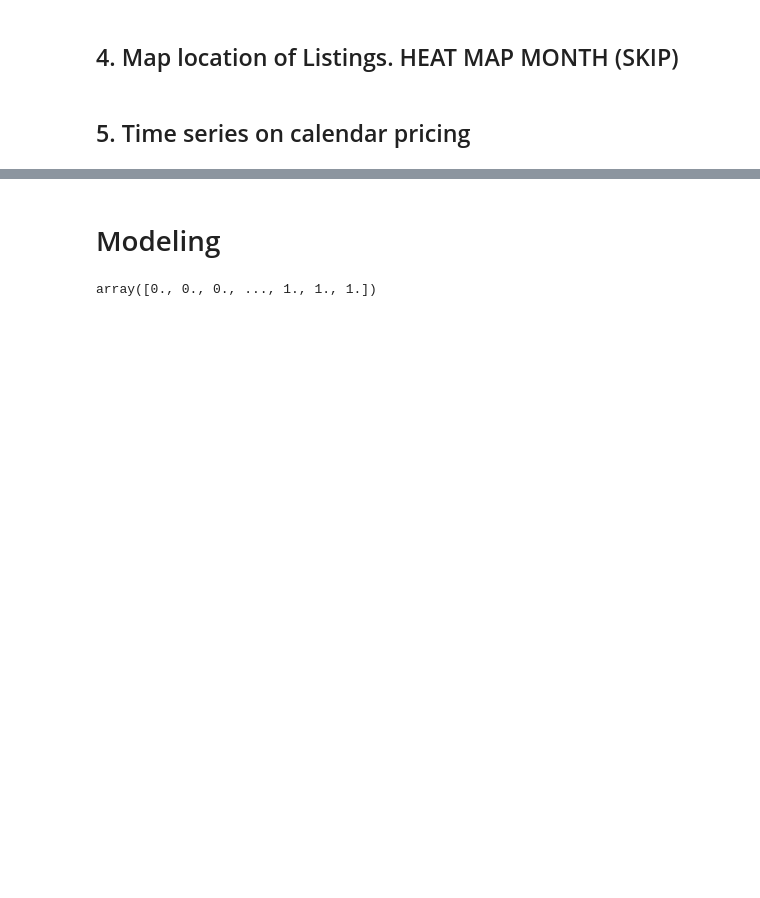
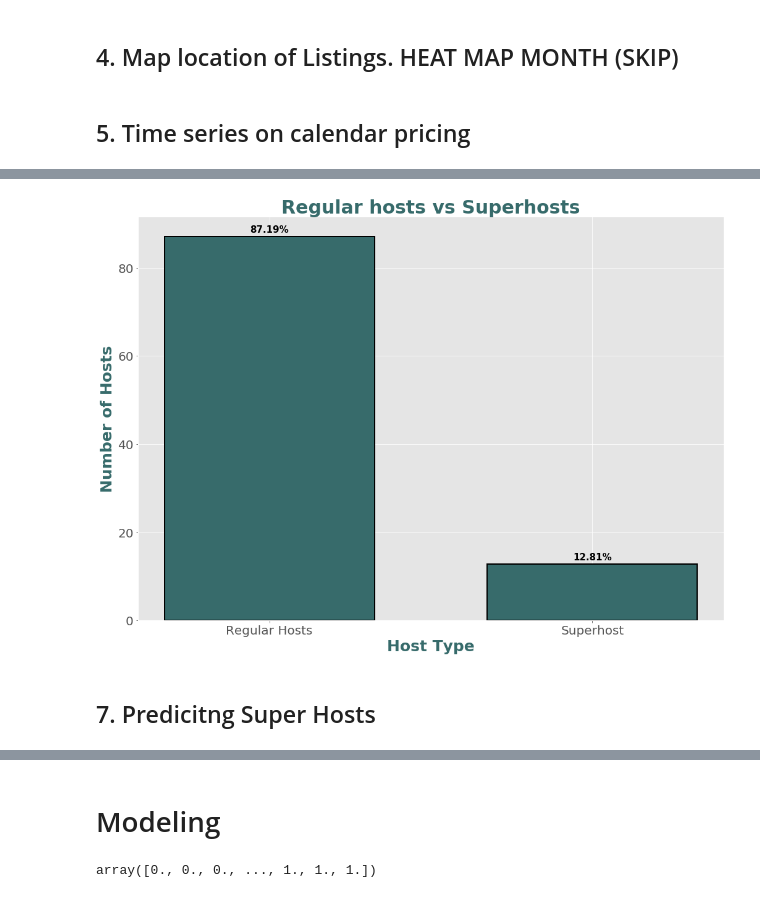
Before and after one commit to WinrichSy/AirBnBusiness, a Jupyter notebook: AirBnb Capstone.ipynb, the cells around one changed output, grey strips where cells are left out. Cells and saved outputs as stored; diff of their text form; code cells hidden in the pictures; blank space fills up the shorter version.

Commit message:
added more graphs

```diff
--- a/AirBnb Capstone.ipynb
+++ b/AirBnb Capstone.ipynb
@@ -981,0 +994,8 @@ plt.show()
+# %%
+#paris LISTINGS
+num_hosts_vs_superhost_df = spark.read.csv('Data/Paris/num_hosts_vs_superhost.csv',
+                            header = True,
+                            sep = ",",
+                            inferSchema = True)
+
+num_hosts_vs_superhost_df.createOrReplaceTempView('num_hosts_vs_superhost_df')
@@ -981,0 +1007,23 @@ plt.show()
+# %%
+num_hosts = num_hosts_vs_superhost_df[num_hosts_vs_superhost_df['host_is_superhost']=='f'].count()
+num_superhosts = num_hosts_vs_superhost_df[num_hosts_vs_superhost_df['host_is_superhost']=='t'].count()
+total_hosts = num_hosts+num_superhosts
+# %%
+percentage = [(num_hosts/total_hosts)*100, (num_superhosts/total_hosts)*100]
+labels = ['Regular Hosts', 'Superhost']
+# %%
+#TODO: done
+color = '#376B6B'
+
+fig, ax = plt.subplots(figsize=(17,12))
+items = ax.bar(labels, percentage, color = color, align='center', width = 0.65, edgecolor='black', linewidth=2)
+plt.xticks(size = 20, rotation=0)
+plt.yticks(size = 20)
+plt.xlabel('Host Type', size=25, color = color, weight='bold')
+plt.ylabel('Number of Hosts', size=25, color = color, weight='bold')
+plt.title('Regular hosts vs Superhosts', fontsize= 30, color = color, weight='bold')
+autolabel_percent(items)
+
+plt.show()
+# %% [output]
+[figure, added]
@@ -981,0 +1033,2 @@ plt.show()
+# %% [markdown]
+## 7. Predicitng Super Hosts
```
Also changed, not shown: parts of 12 cells of this notebook.
